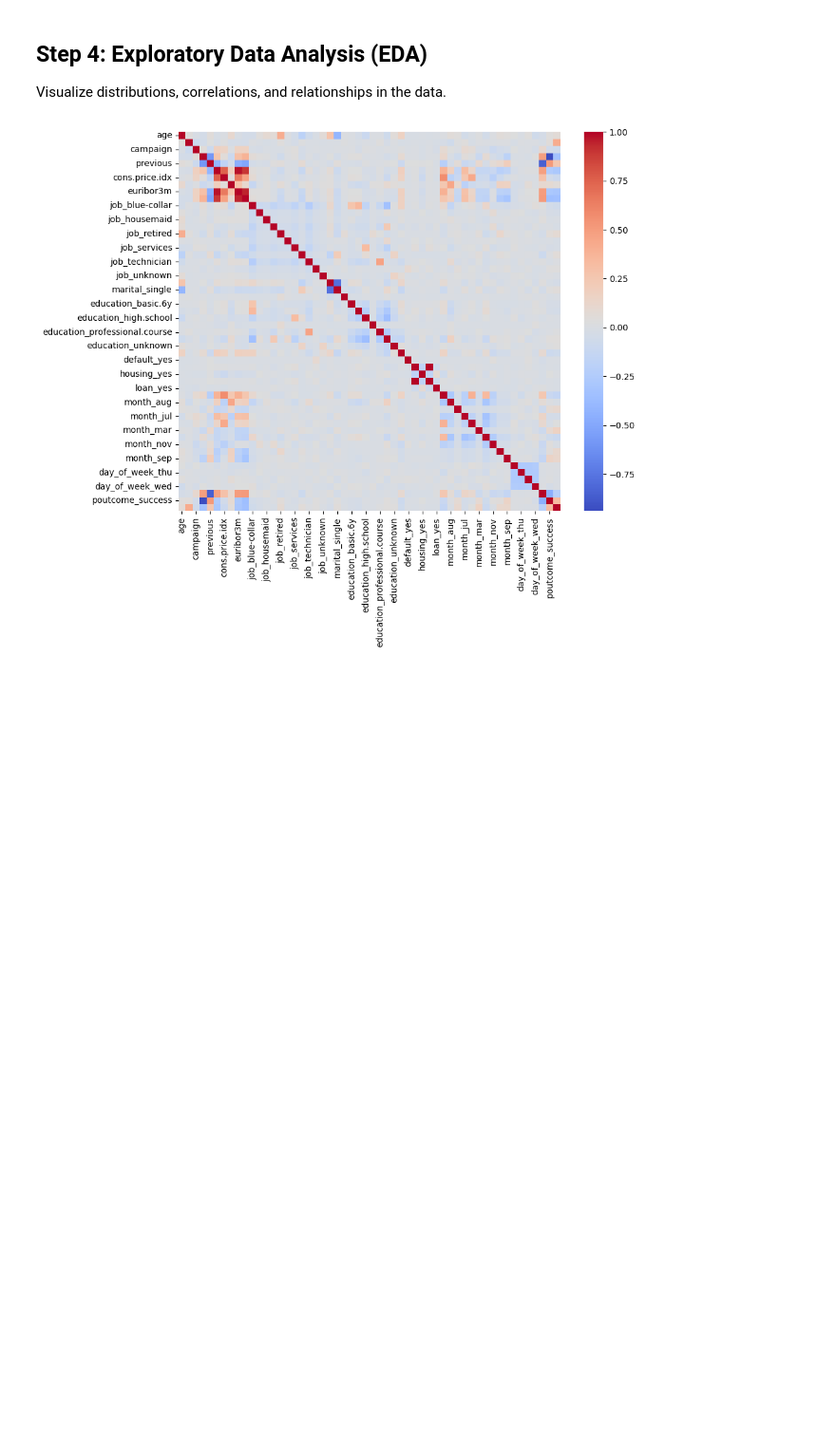
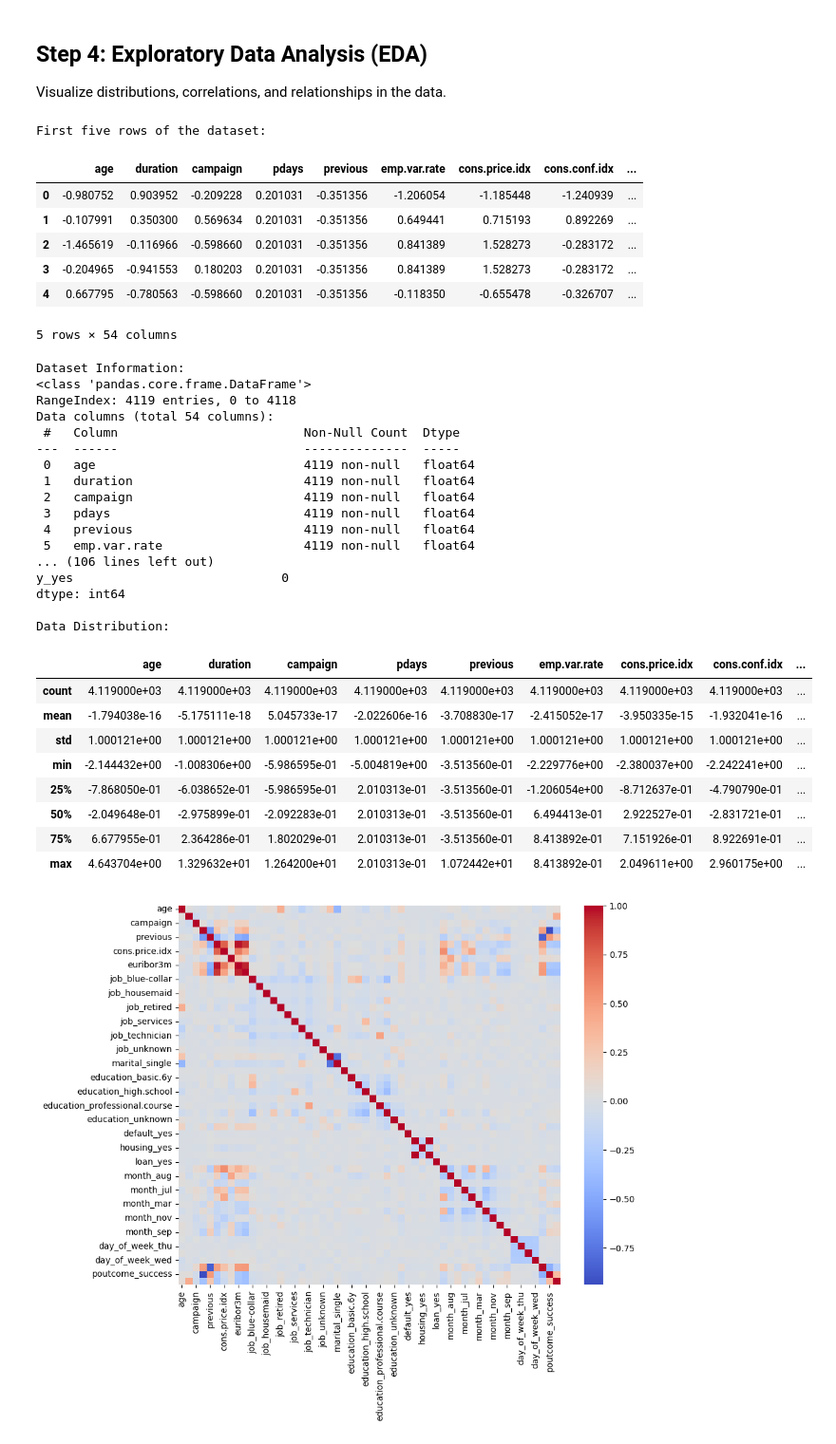
Before and after one commit to canmizrakli/Bank_Additional_ADA442, a Jupyter notebook: ada442project.ipynb, the cells around one changed output. Shown at 95% size. Drawn from its saved outputs; the diff is of its cells as text; code cells hidden in the pictures; blank space fills up the shorter version.

```diff
--- a/ada442project.ipynb
+++ b/ada442project.ipynb
@@ -82,4 +98,55 @@ Feature names saved to 'feature_names.pkl'
 # %% [markdown]
 ## Step 4: Exploratory Data Analysis (EDA)
 Visualize distributions, correlations, and relationships in the data.
+# %%
+# Display the first few rows of the data
+print("First five rows of the dataset:")
+display(data.head())
+
+# Check dataset info
+print("\nDataset Information:")
+print(data.info())
+
+# Check for missing values
+print("\nMissing Values:")
+print(data.isnull().sum())
+
+# Check data distribution
+print("\nData Distribution:")
+display(data.describe())
+# %% [output]
+First five rows of the dataset:
+|  | age | duration | campaign | pdays | previous | emp.var.rate | cons.price.idx | cons.conf.idx | ... |
+| 0 | -0.980752 | 0.903952 | -0.209228 | 0.201031 | -0.351356 | -1.206054 | -1.185448 | -1.240939 | ... |
+| 1 | -0.107991 | 0.350300 | 0.569634 | 0.201031 | -0.351356 | 0.649441 | 0.715193 | 0.892269 | ... |
+| 2 | -1.465619 | -0.116966 | -0.598660 | 0.201031 | -0.351356 | 0.841389 | 1.528273 | -0.283172 | ... |
+| 3 | -0.204965 | -0.941553 | 0.180203 | 0.201031 | -0.351356 | 0.841389 | 1.528273 | -0.283172 | ... |
+| 4 | 0.667795 | -0.780563 | -0.598660 | 0.201031 | -0.351356 | -0.118350 | -0.655478 | -0.326707 | ... |
+5 rows × 54 columns
+Dataset Information:
+<class 'pandas.core.frame.DataFrame'>
+RangeIndex: 4119 entries, 0 to 4118
+Data columns (total 54 columns):
+ #   Column                         Non-Null Count  Dtype
+---  ------                         --------------  -----
+ 0   age                            4119 non-null   float64
+ 1   duration                       4119 non-null   float64
+ 2   campaign                       4119 non-null   float64
+ 3   pdays                          4119 non-null   float64
+ 4   previous                       4119 non-null   float64
+ 5   emp.var.rate                   4119 non-null   float64
+... (106 lines left out)
+y_yes                            0
+dtype: int64
+
+Data Distribution:
+|  | age | duration | campaign | pdays | previous | emp.var.rate | cons.price.idx | cons.conf.idx | ... |
+| count | 4.119000e+03 | 4.119000e+03 | 4.119000e+03 | 4.119000e+03 | 4.119000e+03 | 4.119000e+03 | 4.119000e+03 | 4.119000e+03 | ... |
+| mean | -1.794038e-16 | -5.175111e-18 | 5.045733e-17 | -2.022606e-16 | -3.708830e-17 | -2.415052e-17 | -3.950335e-15 | -1.932041e-16 | ... |
+| std | 1.000121e+00 | 1.000121e+00 | 1.000121e+00 | 1.000121e+00 | 1.000121e+00 | 1.000121e+00 | 1.000121e+00 | 1.000121e+00 | ... |
+| min | -2.144432e+00 | -1.008306e+00 | -5.986595e-01 | -5.004819e+00 | -3.513560e-01 | -2.229776e+00 | -2.380037e+00 | -2.242241e+00 | ... |
+| 25% | -7.868050e-01 | -6.038652e-01 | -5.986595e-01 | 2.010313e-01 | -3.513560e-01 | -1.206054e+00 | -8.712637e-01 | -4.790790e-01 | ... |
+| 50% | -2.049648e-01 | -2.975899e-01 | -2.092283e-01 | 2.010313e-01 | -3.513560e-01 | 6.494413e-01 | 2.922527e-01 | -2.831721e-01 | ... |
+| 75% | 6.677955e-01 | 2.364286e-01 | 1.802029e-01 | 2.010313e-01 | -3.513560e-01 | 8.413892e-01 | 7.151926e-01 | 8.922691e-01 | ... |
+| max | 4.643704e+00 | 1.329632e+01 | 1.264200e+01 | 2.010313e-01 | 1.072442e+01 | 8.413892e-01 | 2.049611e+00 | 2.960175e+00 | ... |
 # %%
```
Also changed, not shown: parts of 6 cells of this notebook, 1 other file.
